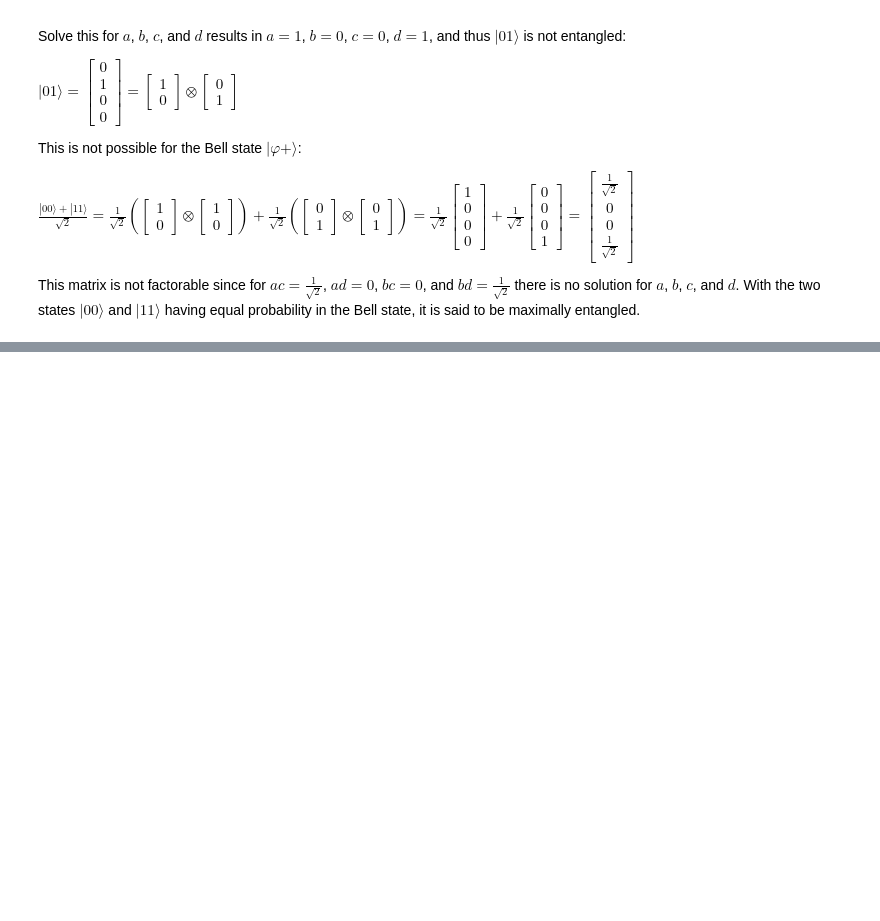
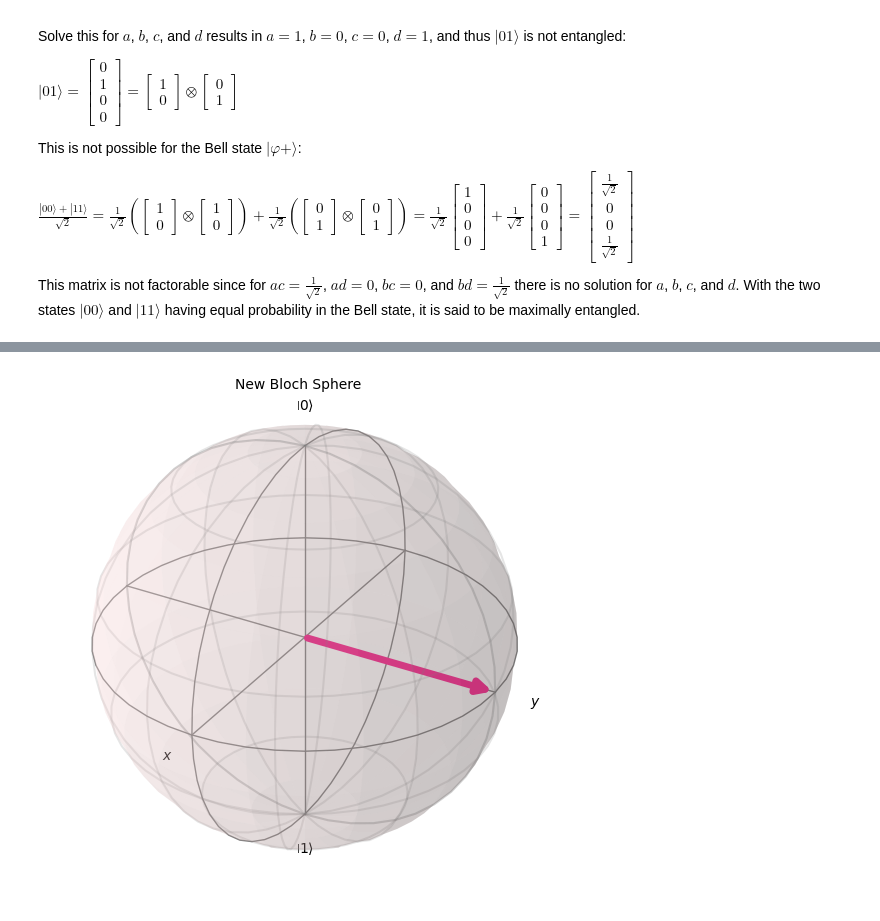
Before and after one commit to dcavar/q, a Jupyter notebook: LinearAlgebra/intro_1.ipynb, the cells around one changed output, grey strips where cells are left out. Saved outputs shown, nothing was run; the diff lists cells and outputs as text; code cells hidden in the pictures; blank space fills up the shorter version.

```diff
--- a/LinearAlgebra/intro_1.ipynb
+++ b/LinearAlgebra/intro_1.ipynb
@@ -273,0 +280,6 @@ This matrix is not factorable since for $ac = \frac{1}{\sqrt{2}}$, $ad = 0$, $bc
+# %%
+from qiskit.visualization import plot_bloch_vector
+
+x = plot_bloch_vector([0,1,0], title="New Bloch Sphere")
+# %% [output]
+[figure, added]
```
Also changed, not shown: parts of 1 cell of this notebook.
